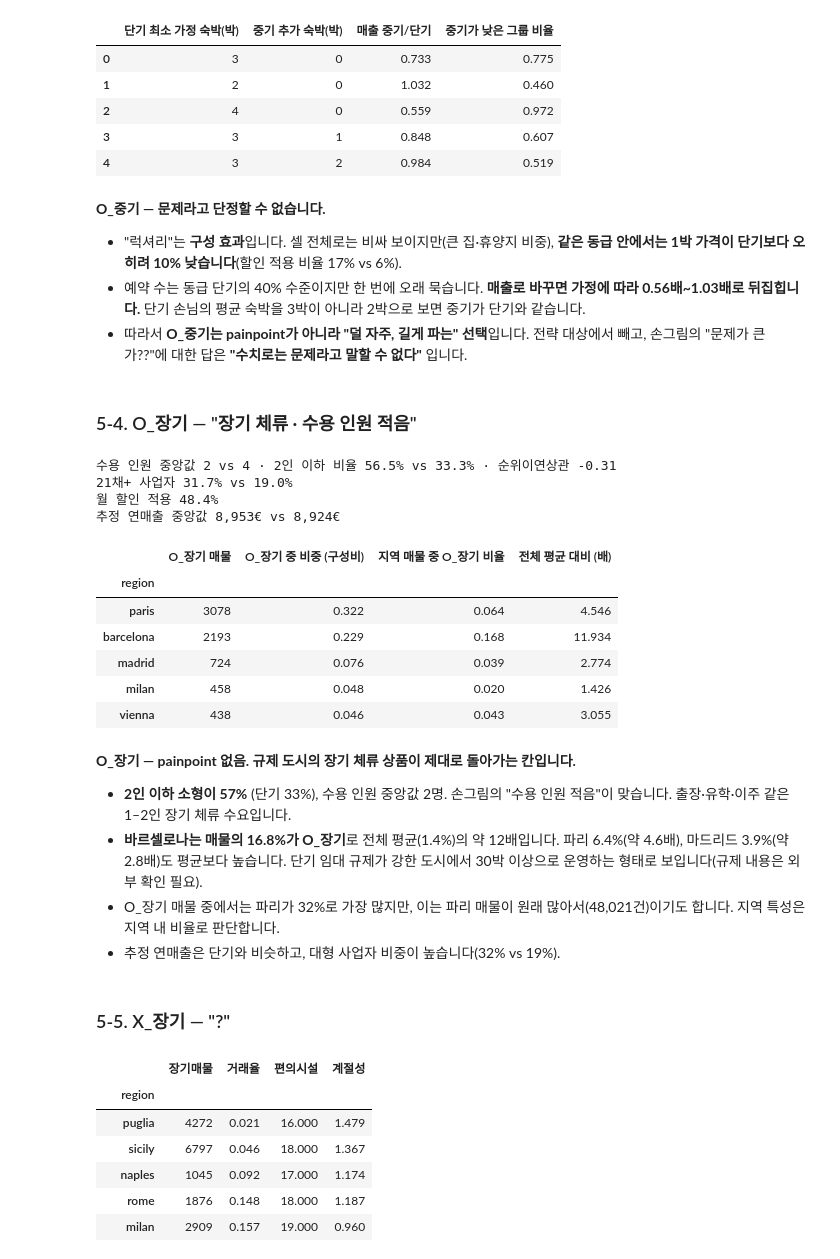
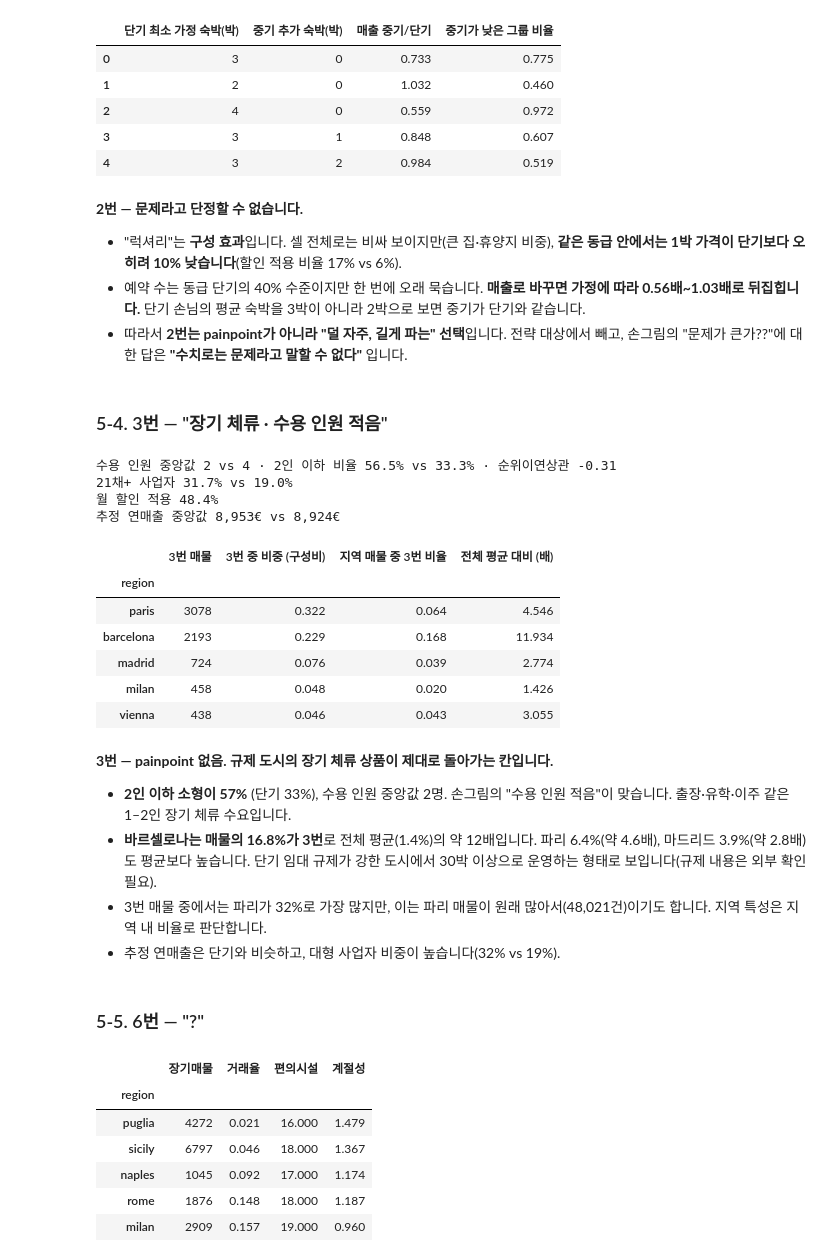
Before and after one commit to younghyun729/insight-2026-2, a Jupyter notebook: notebooks/segmentation_2x3.ipynb, the cells around one changed output. Saved outputs shown, nothing was run; the diff lists cells and outputs as text; code cells hidden in the pictures.

```diff
--- a/notebooks/segmentation_2x3.ipynb
+++ b/notebooks/segmentation_2x3.ipynb
@@ -88,13 +88,15 @@ d.groupby("source").apply(src_profile).T
 s = d[d["source"] == 0].copy()
 s["rev"] = np.where(s["number_of_reviews_ltm"] > 0, "O", "X")
 s["stay"] = pd.cut(s["minimum_nights"], [0, 3, 29, np.inf], labels=["단기", "중기", "장기"]).astype(str)
-s["cell"] = s["rev"] + "_" + s["stay"]
+# 칸 번호 — 1–3번은 최근 1년 리뷰 있음(O), 4–6번은 없음(X). 각각 단기 · 중기 · 장기 순
+CELL_NO = {"O_단기": "1번", "O_중기": "2번", "O_장기": "3번", "X_단기": "4번", "X_중기": "5번", "X_장기": "6번"}
+s["cell"] = (s["rev"] + "_" + s["stay"]).map(CELL_NO)
 s["norev"] = (s["number_of_reviews_ltm"] == 0).astype(int)
 s["sh"] = s["host_is_superhost"].map({"t": 1, "f": 0})       # unknown 은 결측 → 비율 분모에서 빠짐
 s["entire"] = (s["room_type"] == "Entire home/apt").astype(int)
 s["never"] = (s["number_of_reviews"] == 0).astype(int)
 s["new_listing"] = (s["hosts_time_as_host_years"] < 1) & (s["number_of_reviews"] == 0)
-CELLS = ["O_단기", "O_중기", "O_장기", "X_단기", "X_중기", "X_장기"]
+CELLS = ["1번", "2번", "3번", "4번", "5번", "6번"]
 print(f"source == 0: {len(s):,}행")
 # %% [output]
 source == 0: 678,130행
@@ -492,33 +514,33 @@ sens
 | 3 | 3 | 1 | 0.848 | 0.607 |
 | 4 | 3 | 2 | 0.984 | 0.519 |
 # %% [markdown]
-**O_중기 — 문제라고 단정할 수 없습니다.**
+**2번 — 문제라고 단정할 수 없습니다.**
 - "럭셔리"는 **구성 효과**입니다. 셀 전체로는 비싸 보이지만(큰 집·휴양지 비중), **같은 동급 안에서는 1박 가격이 단기보다 오히려 10% 낮습니다**(할인 적용 비율 17% vs 6%).
 - 예약 수는 동급 단기의 40% 수준이지만 한 번에 오래 묵습니다. **매출로 바꾸면 가정에 따라 0.56배~1.03배로 뒤집힙니다.** 단기 손님의 평균 숙박을 3박이 아니라 2박으로 보면 중기가 단기와 같습니다.
-- 따라서 **O_중기는 painpoint가 아니라 "덜 자주, 길게 파는" 선택**입니다. 전략 대상에서 빼고, 손그림의 "문제가 큰가??"에 대한 답은 **"수치로는 문제라고 말할 수 없다"** 입니다.
+- 따라서 **2번는 painpoint가 아니라 "덜 자주, 길게 파는" 선택**입니다. 전략 대상에서 빼고, 손그림의 "문제가 큰가??"에 대한 답은 **"수치로는 문제라고 말할 수 없다"** 입니다.
 # %% [markdown]
-### 5-4. O_장기 — "장기 체류 · 수용 인원 적음"
+### 5-4. 3번 — "장기 체류 · 수용 인원 적음"
 # %%
-# [5-4] O_장기 vs O_단기
+# [5-4] 3번 vs 1번
 ol, osh = o[o["stay"] == "장기"], o[o["stay"] == "단기"]
 print(f"수용 인원 중앙값 {ol.accommodates.median():.0f} vs {osh.accommodates.median():.0f} · "
       f"2인 이하 비율 {(ol.accommodates <= 2).mean():.1%} vs {(osh.accommodates <= 2).mean():.1%} · "
       f"순위이연상관 {mwu(ol.accommodates, osh.accommodates):+.2f}")
 print(f"21채+ 사업자 {(ol.host_listings_total >= 21).mean():.1%} vs {(osh.host_listings_total >= 21).mean():.1%}")
 print(f"월 할인 적용 {(ol.discount_type == 'Monthly stay discount').mean():.1%}")
 print(f"추정 연매출 중앙값 {ol.revenue.median():,.0f}€ vs {osh.revenue.median():,.0f}€")
 reg_n = s["region"].value_counts()
-loc = pd.DataFrame({"O_장기 매물": ol["region"].value_counts()}).head(5)
-loc["O_장기 중 비중 (구성비)"] = loc["O_장기 매물"] / len(ol)
-loc["지역 매물 중 O_장기 비율"] = loc["O_장기 매물"] / reg_n.reindex(loc.index)
-loc["전체 평균 대비 (배)"] = loc["지역 매물 중 O_장기 비율"] / (len(ol) / len(s))
+loc = pd.DataFrame({"3번 매물": ol["region"].value_counts()}).head(5)
+loc["3번 중 비중 (구성비)"] = loc["3번 매물"] / len(ol)
+loc["지역 매물 중 3번 비율"] = loc["3번 매물"] / reg_n.reindex(loc.index)
+loc["전체 평균 대비 (배)"] = loc["지역 매물 중 3번 비율"] / (len(ol) / len(s))
 display(loc)
 # %% [output]
 수용 인원 중앙값 2 vs 4 · 2인 이하 비율 56.5% vs 33.3% · 순위이연상관 -0.31
 21채+ 사업자 31.7% vs 19.0%
 월 할인 적용 48.4%
 추정 연매출 중앙값 8,953€ vs 8,924€
-|  | O_장기 매물 | O_장기 중 비중 (구성비) | 지역 매물 중 O_장기 비율 | 전체 평균 대비 (배) |
+|  | 3번 매물 | 3번 중 비중 (구성비) | 지역 매물 중 3번 비율 | 전체 평균 대비 (배) |
 | region |  |  |  |  |
 | paris | 3078 | 0.322 | 0.064 | 4.546 |
 | barcelona | 2193 | 0.229 | 0.168 | 11.934 |
@@ -526,13 +548,13 @@ display(loc)
 | milan | 458 | 0.048 | 0.020 | 1.426 |
 | vienna | 438 | 0.046 | 0.043 | 3.055 |
 # %% [markdown]
-**O_장기 — painpoint 없음. 규제 도시의 장기 체류 상품이 제대로 돌아가는 칸입니다.**
+**3번 — painpoint 없음. 규제 도시의 장기 체류 상품이 제대로 돌아가는 칸입니다.**
 - **2인 이하 소형이 57%** (단기 33%), 수용 인원 중앙값 2명. 손그림의 "수용 인원 적음"이 맞습니다. 출장·유학·이주 같은 1–2인 장기 체류 수요입니다.
-- **바르셀로나는 매물의 16.8%가 O_장기**로 전체 평균(1.4%)의 약 12배입니다. 파리 6.4%(약 4.6배), 마드리드 3.9%(약 2.8배)도 평균보다 높습니다. 단기 임대 규제가 강한 도시에서 30박 이상으로 운영하는 형태로 보입니다(규제 내용은 외부 확인 필요).
-- O_장기 매물 중에서는 파리가 32%로 가장 많지만, 이는 파리 매물이 원래 많아서(48,021건)이기도 합니다. 지역 특성은 지역 내 비율로 판단합니다.
+- **바르셀로나는 매물의 16.8%가 3번**로 전체 평균(1.4%)의 약 12배입니다. 파리 6.4%(약 4.6배), 마드리드 3.9%(약 2.8배)도 평균보다 높습니다. 단기 임대 규제가 강한 도시에서 30박 이상으로 운영하는 형태로 보입니다(규제 내용은 외부 확인 필요).
+- 3번 매물 중에서는 파리가 32%로 가장 많지만, 이는 파리 매물이 원래 많아서(48,021건)이기도 합니다. 지역 특성은 지역 내 비율로 판단합니다.
 - 추정 연매출은 단기와 비슷하고, 대형 사업자 비중이 높습니다(32% vs 19%).
 # %% [markdown]
-### 5-5. X_장기 — "?"
+### 5-5. 6번 — "?"
 # %%
 # [5-5a] 장기 매물의 거래율 — 지역별로 극단적으로 갈린다 (장기 매물 300건 이상 지역)
 L = s[s["stay"] == "장기"]
```
Also changed, not shown: parts of 18 cells of this notebook, 1 other file.
